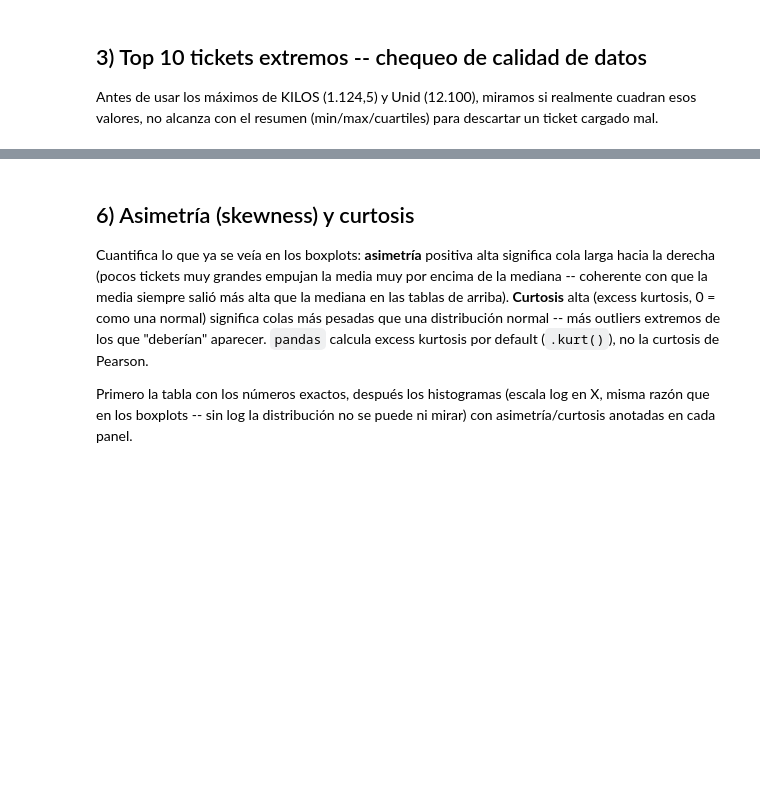
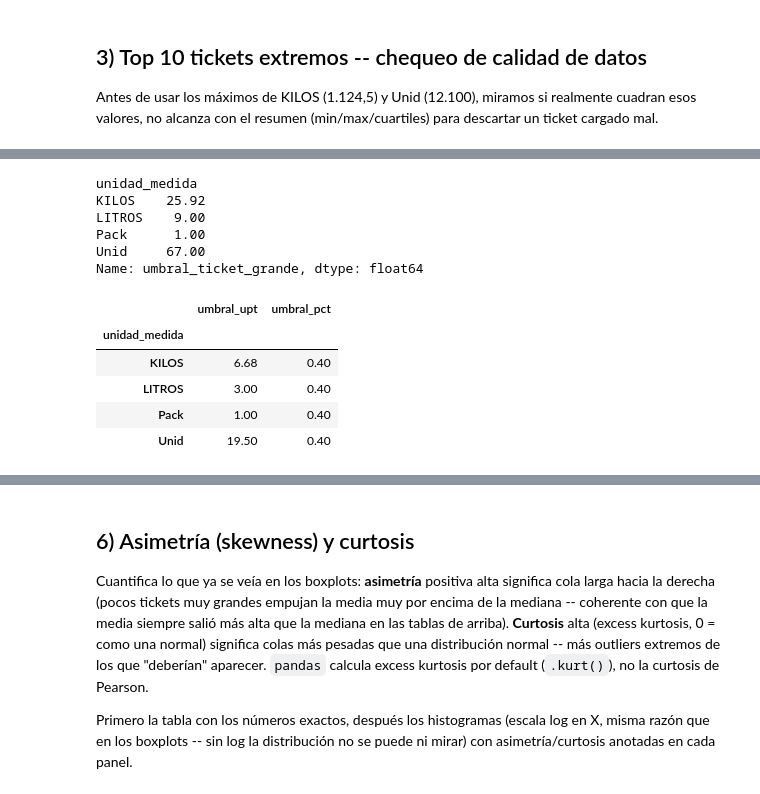
Before and after one commit to afgv/analisis_mayorista, a Jupyter notebook: analisis_mayoristas_v3.ipynb, the cells around one changed output, grey strips where cells are left out. Cells and saved outputs as stored; diff of their text form; code cells hidden in the pictures; blank space fills up the shorter version.

```diff
--- a/analisis_mayoristas_v3.ipynb
+++ b/analisis_mayoristas_v3.ipynb
@@ -433,0 +319,73 @@ resultado["nivel_mayorista"].value_counts()
+# %%
+UNIDADES_MEDIDA_UPT = ["Unid", "KILOS", "LITROS", "Pack"]
+
+ticket_cliente_unidad = (
+    ventas[ventas["unidad_medida"].isin(UNIDADES_MEDIDA_UPT)]
+    .groupby(["cliente_id_limpio", "unidad_medida", "ticket_id"], dropna=False)
+    .agg(unidades=("unidades", "sum"))
+    .reset_index()
+)
+ticket_cliente_unidad = ticket_cliente_unidad[ticket_cliente_unidad["unidades"] > 0]
+
+
+def umbral_q3_iqr(serie):
+    q1, q3 = serie.quantile([0.25, 0.75])
+    return q3 + 3 * (q3 - q1)
+
+
+umbral_ticket_grande = (
+    ticket_cliente_unidad.groupby("unidad_medida")["unidades"]
+    .apply(umbral_q3_iqr)
+    .rename("umbral_ticket_grande")
+)
+umbral_ticket_grande
+# %% [output]
+unidad_medida
+KILOS    25.92
+LITROS    9.00
+Pack      1.00
+Unid     67.00
+Name: umbral_ticket_grande, dtype: float64
+# %%
+# upt y % tickets grandes por (cliente, unidad de medida) -- umbral de
+# "ticket grande" ya es propio de cada unidad_medida (merge de arriba),
+# no uno global mezclado como en v1/v2.
+ticket_cliente_unidad = ticket_cliente_unidad.merge(umbral_ticket_grande, on="unidad_medida", how="left")
+ticket_cliente_unidad["ticket_grande"] = (
+    ticket_cliente_unidad["unidades"] > ticket_cliente_unidad["umbral_ticket_grande"]
+)
+
+metricas_por_unidad = (
+    ticket_cliente_unidad.groupby(["cliente_id_limpio", "unidad_medida"])
+    .agg(
+        tickets_unicos=("ticket_id", "count"),
+        upt=("unidades", "mean"),
+        pct_tickets_grandes=("ticket_grande", "mean"),
+    )
+    .reset_index()
+)
+
+# C1/C2: Q3 de upt y de pct_tickets_grandes ENTRE CLIENTES, calculado
+# por separado dentro de cada unidad de medida -- mismo piso mínimo que
+# ya usa dbt (var mayoristas_pct_grandes_minimo) para C2.
+PCT_GRANDES_MINIMO = 0.40
+
+umbrales_cliente = metricas_por_unidad.groupby("unidad_medida").agg(
+    umbral_upt=("upt", lambda s: s.quantile(0.75)),
+    umbral_pct=("pct_tickets_grandes", lambda s: max(PCT_GRANDES_MINIMO, s.quantile(0.75))),
+)
+
+metricas_por_unidad = metricas_por_unidad.merge(umbrales_cliente, on="unidad_medida", how="left")
+metricas_por_unidad["c1_upt_alto"] = metricas_por_unidad["upt"] >= metricas_por_unidad["umbral_upt"]
+metricas_por_unidad["c2_pct_grandes_alto"] = (
+    metricas_por_unidad["pct_tickets_grandes"] >= metricas_por_unidad["umbral_pct"]
+)
+
+umbrales_cliente
+# %% [output]
+|  | umbral_upt | umbral_pct |
+| unidad_medida |  |  |
+| KILOS | 6.68 | 0.40 |
+| LITROS | 3.00 | 0.40 |
+| Pack | 1.00 | 0.40 |
+| Unid | 19.50 | 0.40 |
```
Also changed, not shown: parts of 19 cells of this notebook, 1 other file.
